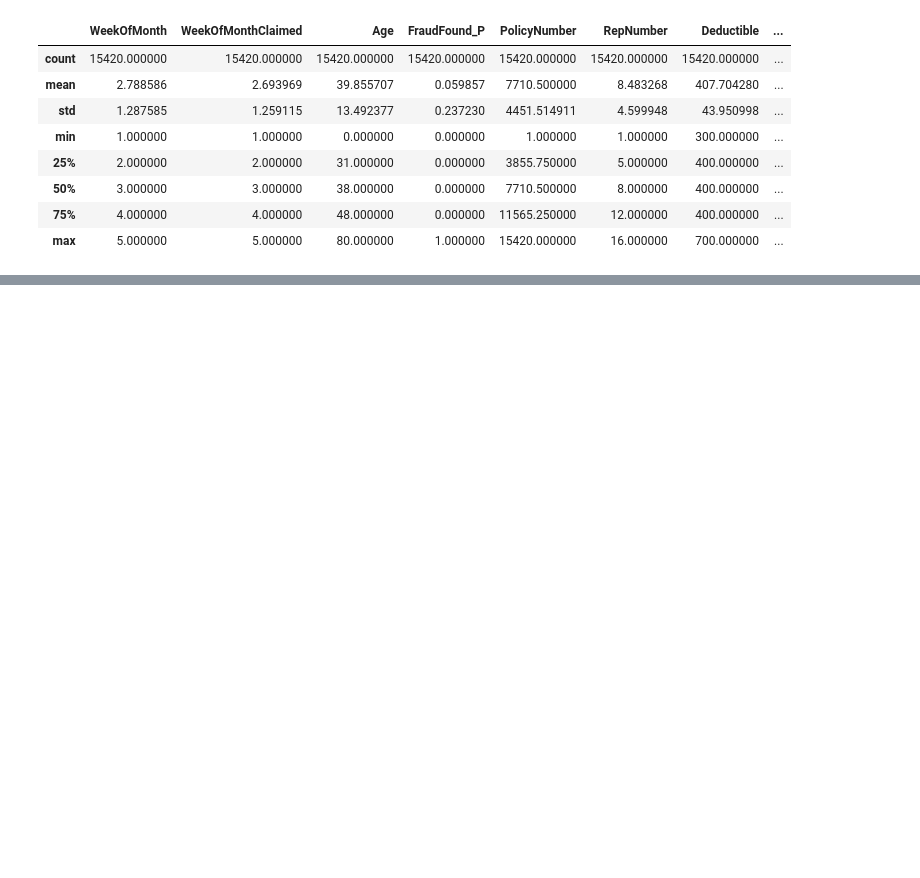
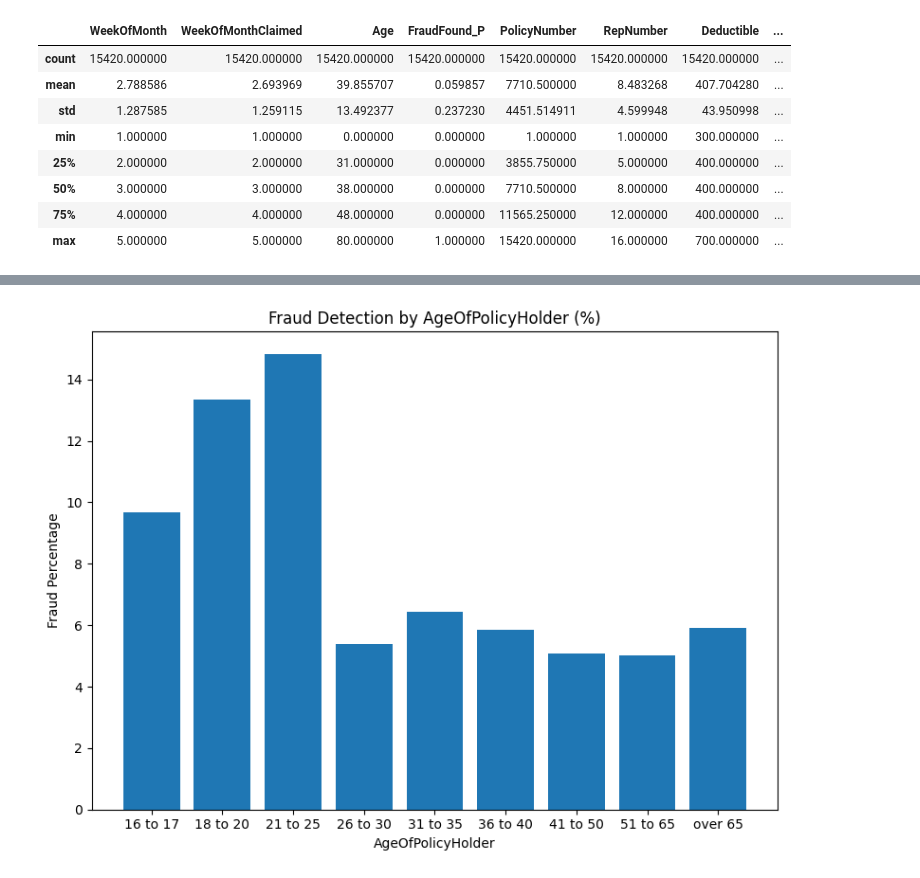
Before and after one commit to CaoDien2003/nguyencaodien2102048, a Jupyter notebook: HOMEWORK/HW1/vehicle_insurance_claim_fraud_detection.ipynb, the cells around one changed output, grey strips where cells are left out. Cells and saved outputs as stored; diff of their text form; code cells hidden in the pictures; blank space fills up the shorter version.

```diff
--- a/HOMEWORK/HW1/vehicle_insurance_claim_fraud_detection.ipynb
+++ b/HOMEWORK/HW1/vehicle_insurance_claim_fraud_detection.ipynb
@@ -103,0 +211,4 @@ df.loc[:, df.nunique() < 3]
+# %%
+fraud_by_feature('AgeOfPolicyHolder', df, figsize=(8,6))
+# %% [output]
+[figure, added]
```
Also changed, not shown: parts of 43 cells of this notebook.
